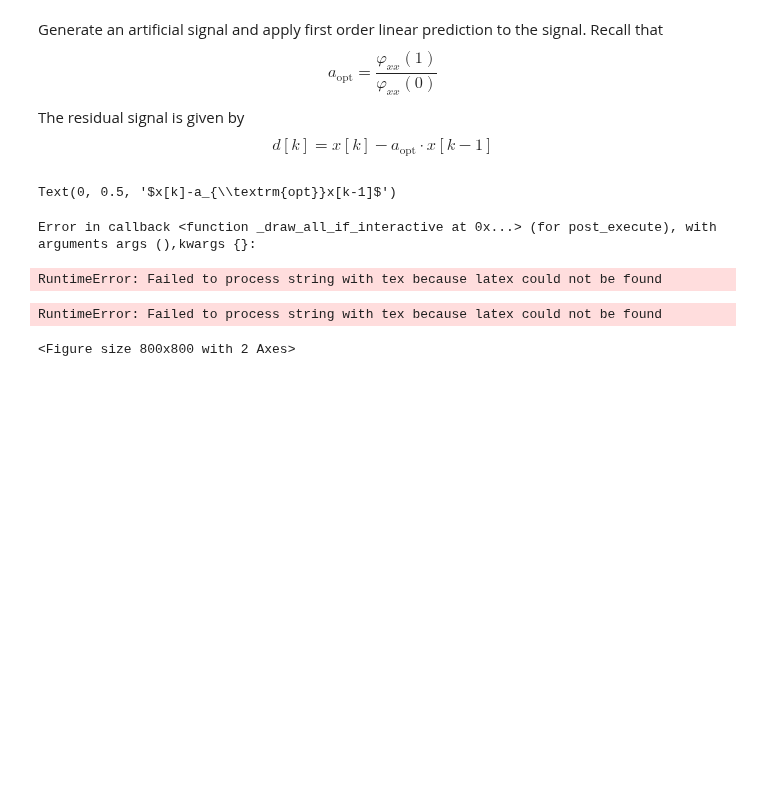
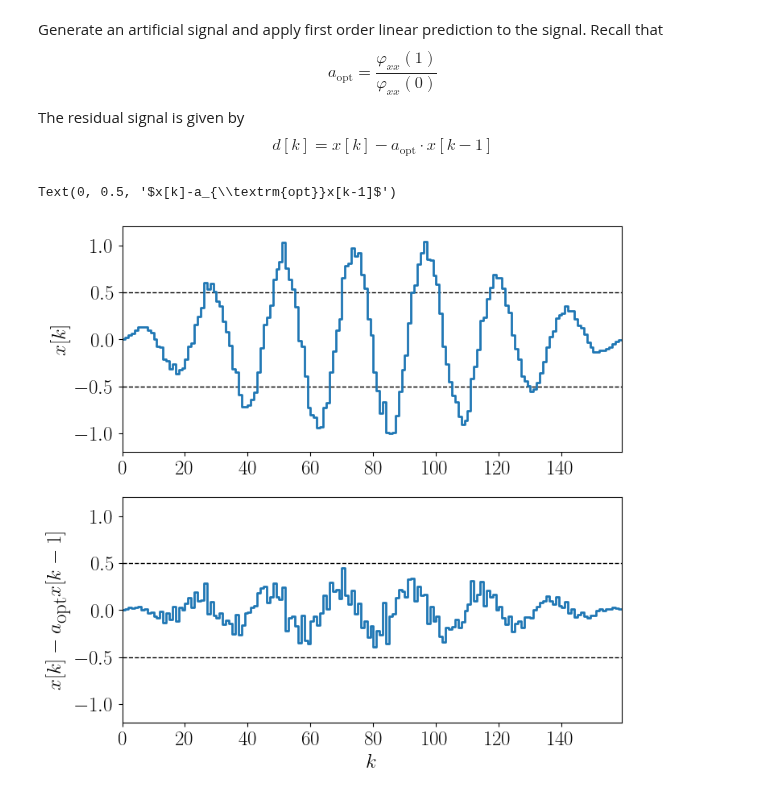
Before and after one commit to kit-cel/lecture-examples, a Jupyter notebook: cas/speech_coding/first_order_DPCM.ipynb, the cells around one changed output. Cells and saved outputs as stored; diff of their text form; code cells hidden in the pictures; blank space fills up the shorter version.

Commit message:
Updated notebooks from CAS-lecture chapter Speech_coding to reflect the new lecture names and fixed latex string bugs

```diff
--- a/cas/speech_coding/first_order_DPCM.ipynb
+++ b/cas/speech_coding/first_order_DPCM.ipynb
@@ -69,29 +69,26 @@ d = lfilter(np.array([1, -a_opt]), 1, x)
 # %%
 font = {'size'   : 18}
 plt.rc('font', **font)
-plt.rc('text', usetex=True)
+plt.rc('text', usetex=True if shutil.which('latex') else False)
 
 
 plt.figure(figsize=(8, 8))
 plt.subplot(2,1,1)
 plt.hlines([-0.5,0.5],0,n-1,color='k', linestyles='dashed', linewidth=1)
 plt.xlim((0,n-1))
 plt.ylim((-1.2,1.2))
 plt.step(np.arange(n),x, linewidth=2)
 plt.ylabel('$x[k]$')
 
 plt.subplot(2,1,2)
 plt.hlines([-0.5,0.5],0,n-1,color='k', linestyles='dashed', linewidth=1)
 plt.xlim((0,n-1))
 plt.ylim((-1.2,1.2))
 plt.step(np.arange(n),d, linewidth=2)
 plt.xlabel('$k$')
 plt.ylabel(r'$x[k]-a_{\textrm{opt}}x[k-1]$')
 
 #plt.savefig('figure_DST_8.5.pdf', bbox_inches='tight')
 # %% [output]
 Text(0, 0.5, '$x[k]-a_{\\textrm{opt}}x[k-1]$')
-Error in callback <function _draw_all_if_interactive at 0x...> (for post_execute), with arguments args (),kwargs {}:
-RuntimeError: Failed to process string with tex because latex could not be found
-RuntimeError: Failed to process string with tex because latex could not be found
-<Figure size 800x800 with 2 Axes>
+[figure, added]
```
Also changed, not shown: parts of 2 cells of this notebook, 1 other file.
